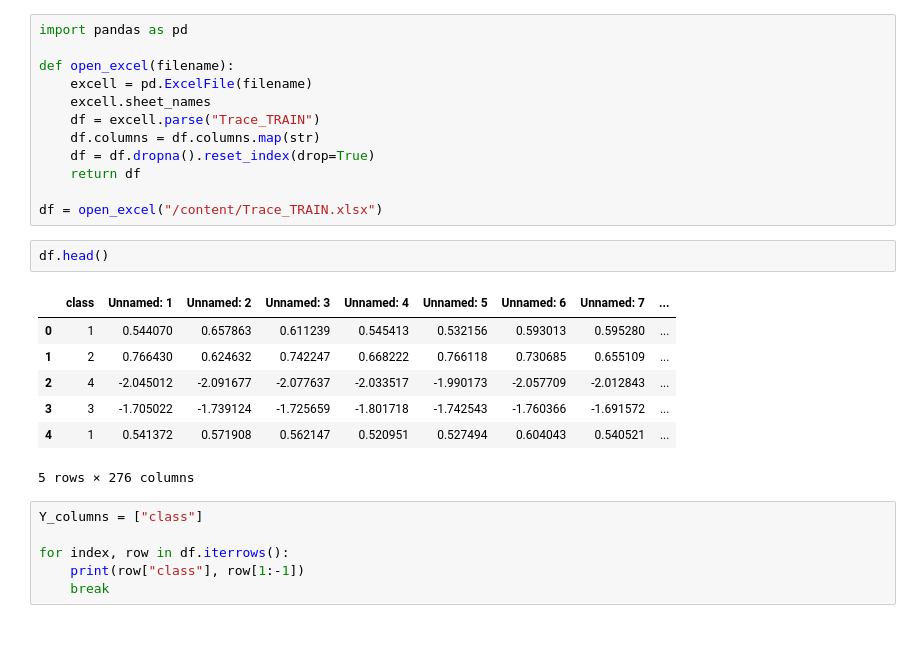
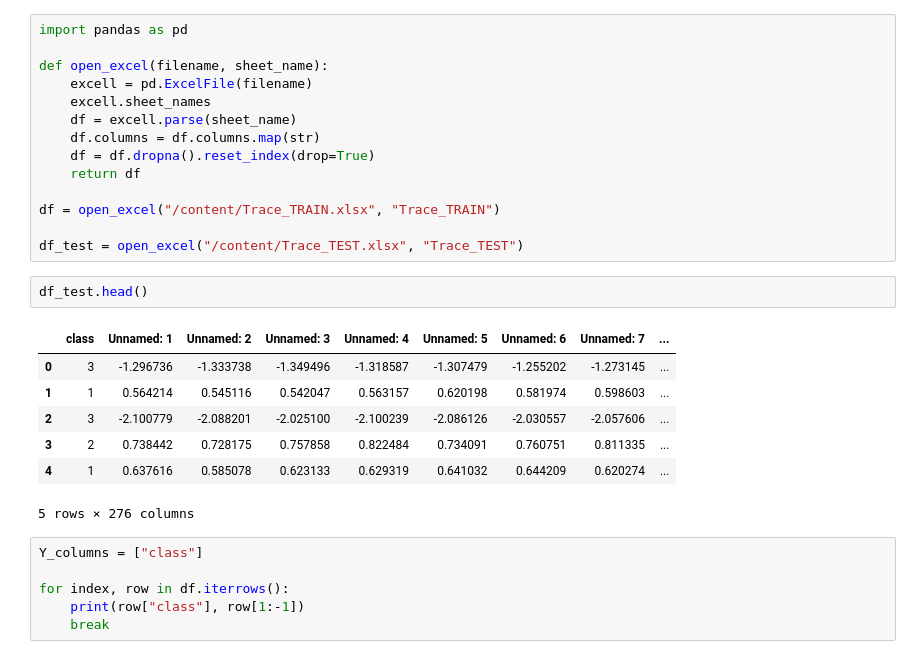
Before and after one commit to jmhuer/shift_invariant_dictionary_learning, a Jupyter notebook: trace_dataset.ipynb, the cells around one changed output. Saved outputs shown, nothing was run; the diff lists cells and outputs as text.

```diff
--- a/trace_dataset.ipynb
+++ b/trace_dataset.ipynb
@@ -30,24 +15,26 @@ To: /content/Trace_TRAIN.xlsx
 # %%
 import pandas as pd
 
-def open_excel(filename):
+def open_excel(filename, sheet_name):
     excell = pd.ExcelFile(filename)
     excell.sheet_names
-    df = excell.parse("Trace_TRAIN")
+    df = excell.parse(sheet_name)
     df.columns = df.columns.map(str)
     df = df.dropna().reset_index(drop=True)
     return df
 
-df = open_excel("/content/Trace_TRAIN.xlsx")
+df = open_excel("/content/Trace_TRAIN.xlsx", "Trace_TRAIN")
+
+df_test = open_excel("/content/Trace_TEST.xlsx", "Trace_TEST")
 # %%
-df.head()
+df_test.head()
 # %% [output]
 |  | class | Unnamed: 1 | Unnamed: 2 | Unnamed: 3 | Unnamed: 4 | Unnamed: 5 | Unnamed: 6 | Unnamed: 7 | ... |
-| 0 | 1 | 0.544070 | 0.657863 | 0.611239 | 0.545413 | 0.532156 | 0.593013 | 0.595280 | ... |
-| 1 | 2 | 0.766430 | 0.624632 | 0.742247 | 0.668222 | 0.766118 | 0.730685 | 0.655109 | ... |
-| 2 | 4 | -2.045012 | -2.091677 | -2.077637 | -2.033517 | -1.990173 | -2.057709 | -2.012843 | ... |
-| 3 | 3 | -1.705022 | -1.739124 | -1.725659 | -1.801718 | -1.742543 | -1.760366 | -1.691572 | ... |
-| 4 | 1 | 0.541372 | 0.571908 | 0.562147 | 0.520951 | 0.527494 | 0.604043 | 0.540521 | ... |
+| 0 | 3 | -1.296736 | -1.333738 | -1.349496 | -1.318587 | -1.307479 | -1.255202 | -1.273145 | ... |
+| 1 | 1 | 0.564214 | 0.545116 | 0.542047 | 0.563157 | 0.620198 | 0.581974 | 0.598603 | ... |
+| 2 | 3 | -2.100779 | -2.088201 | -2.025100 | -2.100239 | -2.086126 | -2.030557 | -2.057606 | ... |
+| 3 | 2 | 0.738442 | 0.728175 | 0.757858 | 0.822484 | 0.734091 | 0.760751 | 0.811335 | ... |
+| 4 | 1 | 0.637616 | 0.585078 | 0.623133 | 0.629319 | 0.641032 | 0.644209 | 0.620274 | ... |
 5 rows × 276 columns
 # %%
 Y_columns = ["class"]
```
Also changed, not shown: parts of 7 cells of this notebook.
